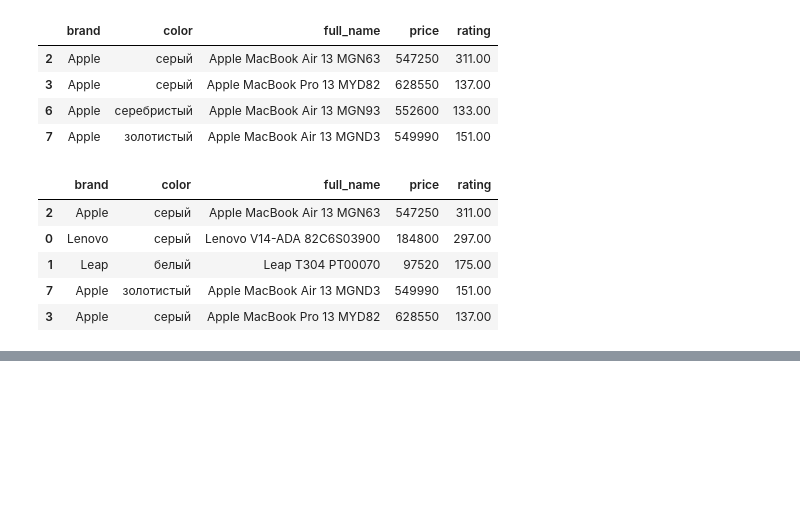
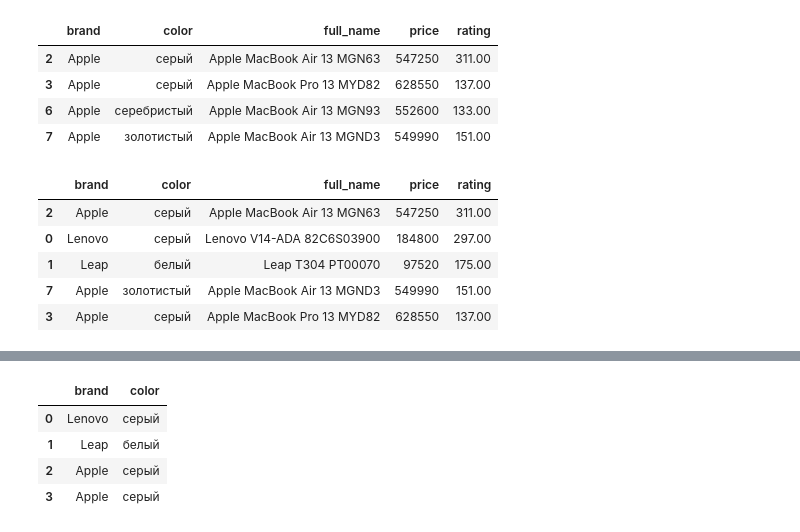
Before and after one commit to BMukhtar/KBot, a Jupyter notebook: kaspi_analyze.ipynb, the cells around one changed output, grey strips where cells are left out. Drawn from its saved outputs; the diff is of its cells as text; code cells hidden in the pictures; blank space fills up the shorter version.

```diff
--- a/kaspi_analyze.ipynb
+++ b/kaspi_analyze.ipynb
@@ -180,0 +189,8 @@ df.sort_values(by="rating", ascending=False).head()
+# %%
+df.iloc[0:4, 0:2]
+# %% [output]
+|  | brand | color |
+| 0 | Lenovo | серый |
+| 1 | Leap | белый |
+| 2 | Apple | серый |
+| 3 | Apple | серый |
```
Also changed, not shown: parts of 7 cells of this notebook.
